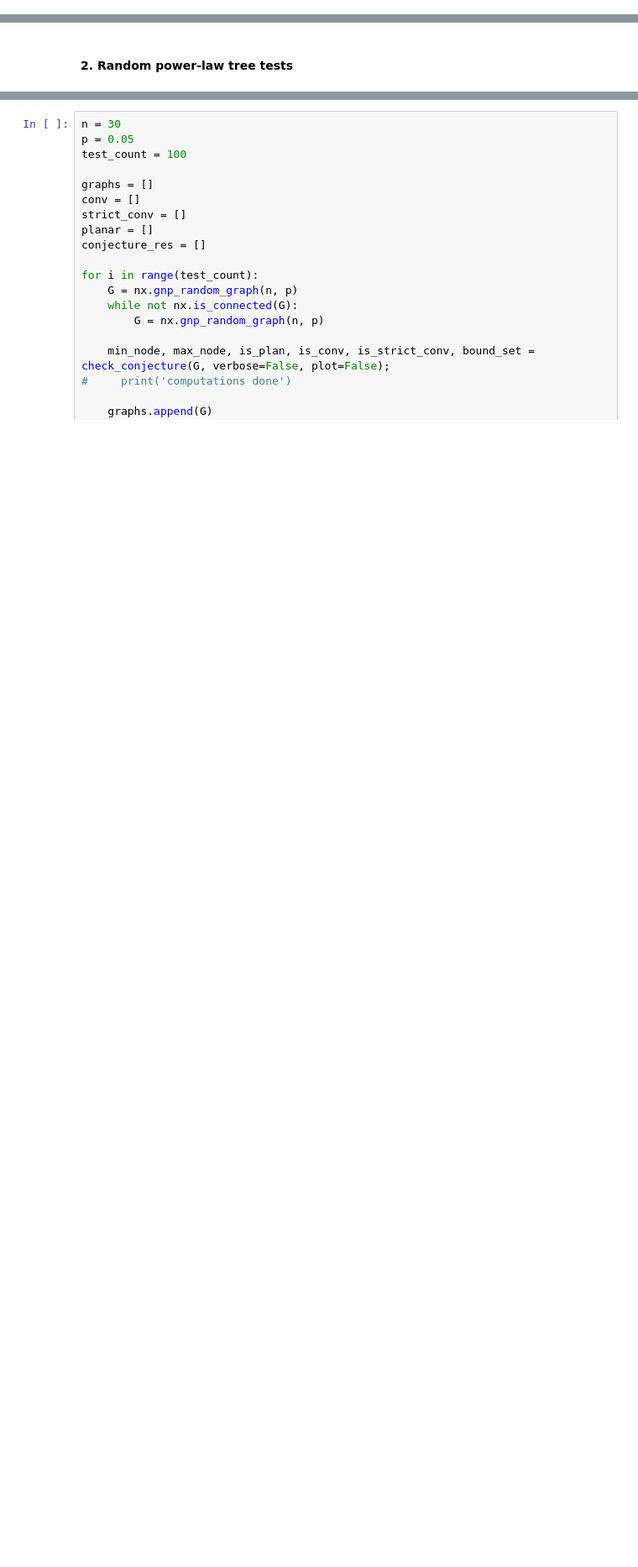
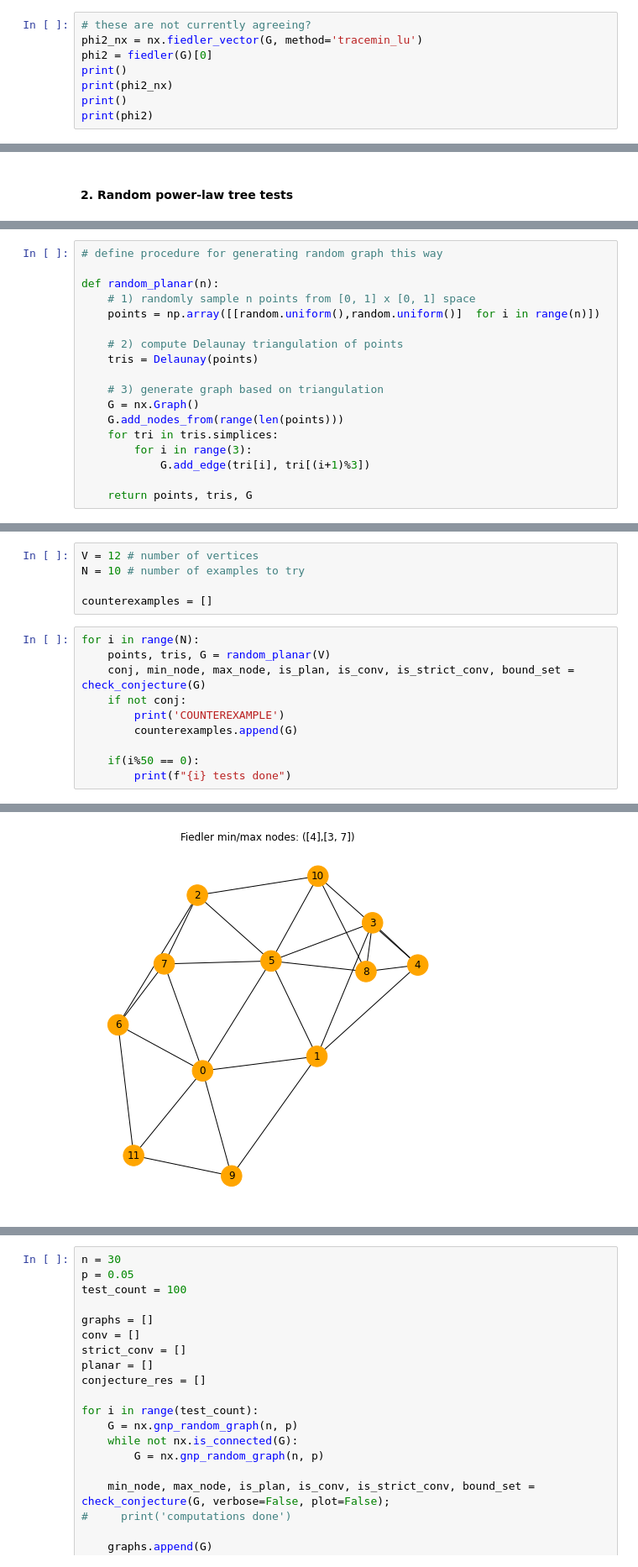
Before and after one commit to amaheshwari25/graph-hotspots, a Jupyter notebook: GraphHotSpots_Experiments.ipynb, the cells around one changed output, grey strips where cells are left out. Shown at 84% size. Drawn from its saved outputs; the diff is of its cells as text; blank space fills up the shorter version.

```diff
--- a/GraphHotSpots_Experiments.ipynb
+++ b/GraphHotSpots_Experiments.ipynb
@@ -101,0 +120,8 @@ array([-0.19753767, -0.17820131, -0.14142136, -0.0907981 , -0.03128689,
+# %%
+# these are not currently agreeing?
+phi2_nx = nx.fiedler_vector(G, method='tracemin_lu')
+phi2 = fiedler(G)[0]
+print()
+print(phi2_nx)
+print()
+print(phi2)
@@ -220,0 +317,18 @@ On boundary? True
+# %%
+# define procedure for generating random graph this way
+
+def random_planar(n):
+    # 1) randomly sample n points from [0, 1] x [0, 1] space
+    points = np.array([[random.uniform(),random.uniform()]  for i in range(n)])
+
+    # 2) compute Delaunay triangulation of points
+    tris = Delaunay(points)
+
+    # 3) generate graph based on triangulation
+    G = nx.Graph()
+    G.add_nodes_from(range(len(points)))
+    for tri in tris.simplices:
+        for i in range(3):
+            G.add_edge(tri[i], tri[(i+1)%3])
+
+    return points, tris, G
@@ -220,0 +337,16 @@ On boundary? True
+# %%
+V = 12 # number of vertices
+N = 10 # number of examples to try
+
+counterexamples = []
+# %%
+for i in range(N):
+    points, tris, G = random_planar(V)
+    conj, min_node, max_node, is_plan, is_conv, is_strict_conv, bound_set = check_conjecture(G)
+    if not conj:
+        print('COUNTEREXAMPLE')
+        counterexamples.append(G)
+
+    if(i%50 == 0):
+        print(f"{i} tests done")
+# %% [output]
@@ -220,0 +364 @@ On boundary? True
+[figure, added]
```
Also changed, not shown: parts of 27 cells of this notebook.
